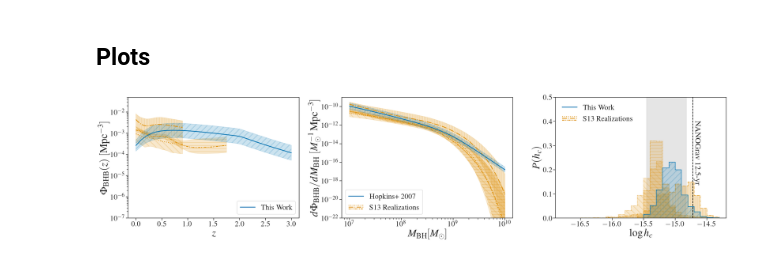
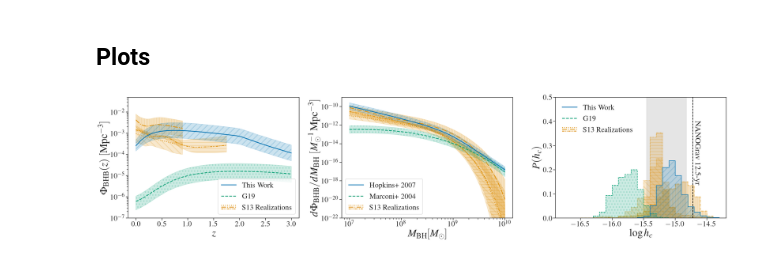
Before and after one commit to jacaseyclyde/multimessenger_smbhbs, a Jupyter notebook: notebooks/1. Constructing Binary Populations.ipynb, the cells around one changed output. Drawn from its saved outputs; the diff is of its cells as text; code cells hidden in the pictures.

Commit message:
Added Goulding et al. (2019) binary model + underpinnings.

```diff
--- a/notebooks/1. Constructing Binary Populations.ipynb
+++ b/notebooks/1. Constructing Binary Populations.ipynb
@@ -1485,0 +1753,3 @@ with h5py.File('../data/processed/agn_proxy.h5', 'w') as hf:
+# %%
+G19_local_bhmf = trapz(G19_bhb_population, z_range, axis=1) / (np.log(10) * (10 ** log_m_chirp_range[:, np.newaxis]))
+G19_local_bhmf_q = np.quantile(G19_local_bhmf, q=[.16, .5, .84], axis=-1)
@@ -1534,7 +1814,7 @@ $\displaystyle \Phi_{\rm{BHB}, 0, \rm{S1}} = (9.3^{+11.3}_{-5.8}) \times 10^{-4.
 # %% [markdown]
 #### Local Mass Function
 # %%
-S1_local_bhmf = trapz(S1_bhb_population, q_range, axis=1)[:, 0, ...] / (np.log(10) * (10 ** log_m_bh_range[:, np.newaxis]))
+S1_local_bhmf = trapz(trapz(S1_bhb_population, q_range, axis=2), z_range_borch, axis=1) / (np.log(10) * (10 ** log_m_bh_range[:, np.newaxis]))
 S1_local_bhmf_q = np.quantile(S1_local_bhmf, q=[.16, .5, .84], axis=-1)
 # %% [markdown]
 #### Summary
@@ -1596,7 +1876,7 @@ $\displaystyle \Phi_{\rm{BHB}, 0, \rm{S2}} = (4.4^{+3.9}_{-2.4}) \times 10^{-3.0
 # %% [markdown]
 #### Local Mass Function
 # %%
-S2_local_bhmf = trapz(S2_bhb_population, q_range, axis=1)[:, 0, ...] / (np.log(10) * (10 ** log_m_bh_range[:, np.newaxis]))
+S2_local_bhmf = trapz(trapz(S2_bhb_population, q_range, axis=2), z_range_drory, axis=1) / (np.log(10) * (10 ** log_m_bh_range[:, np.newaxis]))
 S2_local_bhmf_q = np.quantile(S2_local_bhmf, q=[.16, .5, .84], axis=-1)
 # %% [markdown]
 #### Summary
@@ -1658,7 +1938,7 @@ $\displaystyle \Phi_{\rm{BHB}, 0, \rm{S3}} = (1.4^{+0.2}_{-0.3}) \times 10^{-3.0
 # %% [markdown]
 #### Local Mass Function
 # %%
-S3_local_bhmf = trapz(S3_bhb_population, q_range, axis=1)[:, 0, ...] / (np.log(10) * (10 ** log_m_bh_range[:, np.newaxis]))
+S3_local_bhmf = trapz(trapz(S3_bhb_population, q_range, axis=2), z_range_ilbert, axis=1) / (np.log(10) * (10 ** log_m_bh_range[:, np.newaxis]))
 S3_local_bhmf_q = np.quantile(S3_local_bhmf, q=[.16, .5, .84], axis=-1)
 # %% [markdown]
 #### Summary
@@ -1767,8 +2047,8 @@ ax[0].fill_between(z_range_ilbert, S3_number_density_q[0], S3_number_density_q[2
 s3, = ax[0].plot(z_range_ilbert, S3_number_density_q[1], color=cs[1],
                 linewidth=3, linestyle=(0, (3, 1, 1, 1, 1, 1)))
 
-# ax[0].fill_between(z_range, nz_q[0], nz_q[2], color=cs[2], alpha=.2, hatch='.')
-# m2, = ax[0].plot(z_range, nz_q[1], color=cs[2], linewidth=3, linestyle='--')
+ax[0].fill_between(z_range, G19_number_density_q[0], G19_number_density_q[2], color=cs[2], alpha=.2, hatch='.')
+m2, = ax[0].plot(z_range, G19_number_density_q[1], color=cs[2], linewidth=3, linestyle='--')
 
 ax[0].fill_between(z_range, differential_number_density_q[0], differential_number_density_q[2], color=cs[0], alpha=.2, hatch='/')
 m1, = ax[0].plot(z_range, differential_number_density_q[1], color=cs[0], linewidth=3, linestyle='-')
@@ -1779,9 +2059,7 @@ ax[0].set_xlabel(r'$z$', fontsize=label_fsize)
 # ax[0].set_ylim((10 ** (log_nz_i_l_kw_fid_min - 1), 10 ** (log_nz_i_l_kw_fid_max + 1)))
 ax[0].set_ylim(top=5e-2, bottom=1e-7)
 
-# ax[0].legend([m1, m2, (s1, s2, s3)], ['This Work', 'G19', 'S13 Realizations'], numpoints=1,
-#              handler_map={tuple: HandlerTupleVertical(ndivide=None)}, loc='lower right', fontsize=legend_fsize)
-ax[0].legend([m1], ['This Work'], numpoints=1,
+ax[0].legend([m1, m2, (s1, s2, s3)], ['This Work', 'G19', 'S13 Realizations'], numpoints=1,
              handler_map={tuple: HandlerTupleVertical(ndivide=None)}, loc='lower right', fontsize=legend_fsize)
 
 ax[1].fill_between(10 ** log_m_bh_range, S1_local_bhmf_q[0], S1_local_bhmf_q[2], color=cs[1], alpha=.2, hatch='\\')
@@ -1794,8 +2072,8 @@ ax[1].fill_between(10 ** log_m_bh_range, S3_local_bhmf_q[0], S3_local_bhmf_q[2],
 s3, = ax[1].plot(10 ** log_m_bh_range, S3_local_bhmf_q[1], color=cs[1],
                  linewidth=3, linestyle=(0, (3, 1, 1, 1, 1, 1)))
 
-# ax[1].fill_between(10 ** log_m_bh_range, p_m_q[0], p_m_q[2], color=cs[2], alpha=.2, hatch='.')
-# m2, = ax[1].plot(10 ** log_m_bh_range, p_m_q[1], color=cs[2], linewidth=3, linestyle='--')
+ax[1].fill_between(10 ** log_m_bh_range, G19_local_bhmf_q[0], G19_local_bhmf_q[2], color=cs[2], alpha=.2, hatch='.')
+m2, = ax[1].plot(10 ** log_m_bh_range, G19_local_bhmf_q[1], color=cs[2], linewidth=3, linestyle='--')
 
 ax[1].fill_between(10 ** log_m_bh_range, local_bhmf_q[0], local_bhmf_q[2], color=cs[0], alpha=.2, hatch='/')
 m1, = ax[1].plot(10 ** log_m_bh_range, local_bhmf_q[1], color=cs[0], linewidth=3, linestyle='-')
@@ -1805,9 +2083,7 @@ ax[1].set_yscale('log')
 ax[1].set_ylabel(r'$d \Phi_{\rm{BHB}} / d M_{\rm{BH}}\ [M_{\odot}^{-1}\,\rm{Mpc}^{-3}]$', fontsize=label_fsize)
 ax[1].set_xlabel(r'$M_{\rm{BH}} [M_{\odot}]$', fontsize=label_fsize)
 ax[1].set_ylim(bottom=1e-22, top=1e-9)
-# ax[1].legend([m1, m2, (s1, s2, s3)], ['Hopkins+ 2007', 'Marconi+ 2004', 'S13 Realizations'], numpoints=1,
-#              handler_map={tuple: HandlerTupleVertical(ndivide=None)}, loc='lower left', fontsize=legend_fsize)
-ax[1].legend([m1, (s1, s2, s3)], ['Hopkins+ 2007', 'S13 Realizations'], numpoints=1,
+ax[1].legend([m1, m2, (s1, s2, s3)], ['Hopkins+ 2007', 'Marconi+ 2004', 'S13 Realizations'], numpoints=1,
              handler_map={tuple: HandlerTupleVertical(ndivide=None)}, loc='lower left', fontsize=legend_fsize)
 
 ax[2].axvspan(log_sesana_min, log_sesana_max, color='k', alpha=.1)
@@ -1841,41 +2117,40 @@ ax[2].hist(np.log10(S3_hc[-1, -1, -1, :]), histtype='step', bins=bins,
            label=r'S13: Realization 3',
            weights=np.repeat(1 / len(S3_hc[-1, -1, -1, :]), len(S3_hc[-1, -1, -1, :])))
 
-# ax[2].hist(np.log10(hc_g), histtype='step', bins=bins, density=False, color=cs[2], linestyle='--',
-#            label=r'G19', weights=np.repeat(1 / len(hc_g), len(hc_g)), linewidth=2, fill=True, alpha=.2, hatch='.')
-# ax[2].hist(np.log10(hc_g), histtype='step', bins=bins, density=False, color=cs[2], linestyle='--',
-#            label=r'G19', weights=np.repeat(1 / len(hc_g), len(hc_g)), linewidth=2)
+ax[2].hist(np.log10(G19_hc[-1, -1, :]), histtype='step', bins=bins, density=False, color=cs[2], linestyle='--',
+           label=r'G19', weights=np.repeat(1 / len(G19_hc[-1, -1, :]), len(G19_hc[-1, -1, :])), linewidth=2, fill=True, alpha=.2, hatch='.')
+ax[2].hist(np.log10(G19_hc[-1, -1, :]), histtype='step', bins=bins, density=False, color=cs[2], linestyle='--',
+           label=r'G19', weights=np.repeat(1 / len(G19_hc[-1, -1, :]), len(G19_hc[-1, -1, :])), linewidth=2)
 
 ax[2].hist(np.log10(hc[-1, -1, -1, :]), histtype='step', bins=bins, density=False, color=cs[0], linestyle='-',
-           label=r'This work', weights=np.repeat(1 / len(hc[-1, -1, -1, :]), len(hc[-1, -1, -1, :])), linewidth=2,
+           label=r'AGN-proxy', weights=np.repeat(1 / len(hc[-1, -1, -1, :]), len(hc[-1, -1, -1, :])), linewidth=2,
            fill=True, alpha=.2, hatch='/')
 ax[2].hist(np.log10(hc[-1, -1, -1, :]), histtype='step', bins=bins, density=False, color=cs[0], linestyle='-',
-           label=r'This work', weights=np.repeat(1 / len(hc[-1, -1, -1, :]), len(hc[-1, -1, -1, :])), linewidth=2)
+           label=r'AGN-proxy', weights=np.repeat(1 / len(hc[-1, -1, -1, :]), len(hc[-1, -1, -1, :])), linewidth=2)
 
 # ax[2].annotate(r'S13',
 #                xy=(log_sesana_min - .3, .49))
 # ax[2].errorbar(log_hc_mid, 0.45,
 #              xerr=[[log_hc_l],
 #                    [log_hc_h]],
 #              capsize=4, color=cs[0])
 # ax[2].annotate(r'This Work',
 #                xy=(log_hc_min - .75, .44))
 
 ax[2].axvline(np.log10(1.9e-15), color='k', linestyle='--')
 ax[2].annotate(r'NANOGrav 12.5-yr',
                xy=(np.log10(1.9e-15) + .03, .4), xytext=(3, 3),
                textcoords="offset points", rotation_mode='anchor', rotation=-90)
 ax[2].set_xlabel(r'$\log h_{c}$', fontsize=label_fsize)
 ax[2].set_ylabel(r'$P(h_{c})$', fontsize=label_fsize)
 ax[2].set_xlim(left=-16.9)
 ax[2].set_ylim(top=.5)
-# ax[2].legend([m1, m2, (s1, s2, s3)], ['This Work', 'G19', 'S13 Realizations'], numpoints=1,
-#              handler_map={tuple: HandlerTupleVertical(ndivide=None)}, frameon=False, loc='upper left', fontsize=legend_fsize)
-ax[2].legend([m1, (s1, s2, s3)], ['This Work', 'S13 Realizations'], numpoints=1,
+ax[2].legend([m1, m2, (s1, s2, s3)], ['This Work', 'G19', 'S13 Realizations'], numpoints=1,
              handler_map={tuple: HandlerTupleVertical(ndivide=None)}, frameon=False, loc='upper left', fontsize=legend_fsize)
 
 plt.tight_layout()
 plt.savefig('../reports/figures/model_comparison.pdf')
+plt.savefig('../reports/figures/model_comparison.png')
 plt.show()
 # %% [output]
-[figure, old version]
+[figure, new version]
```
Also changed, not shown: parts of 78 cells of this notebook, 2 other files.
